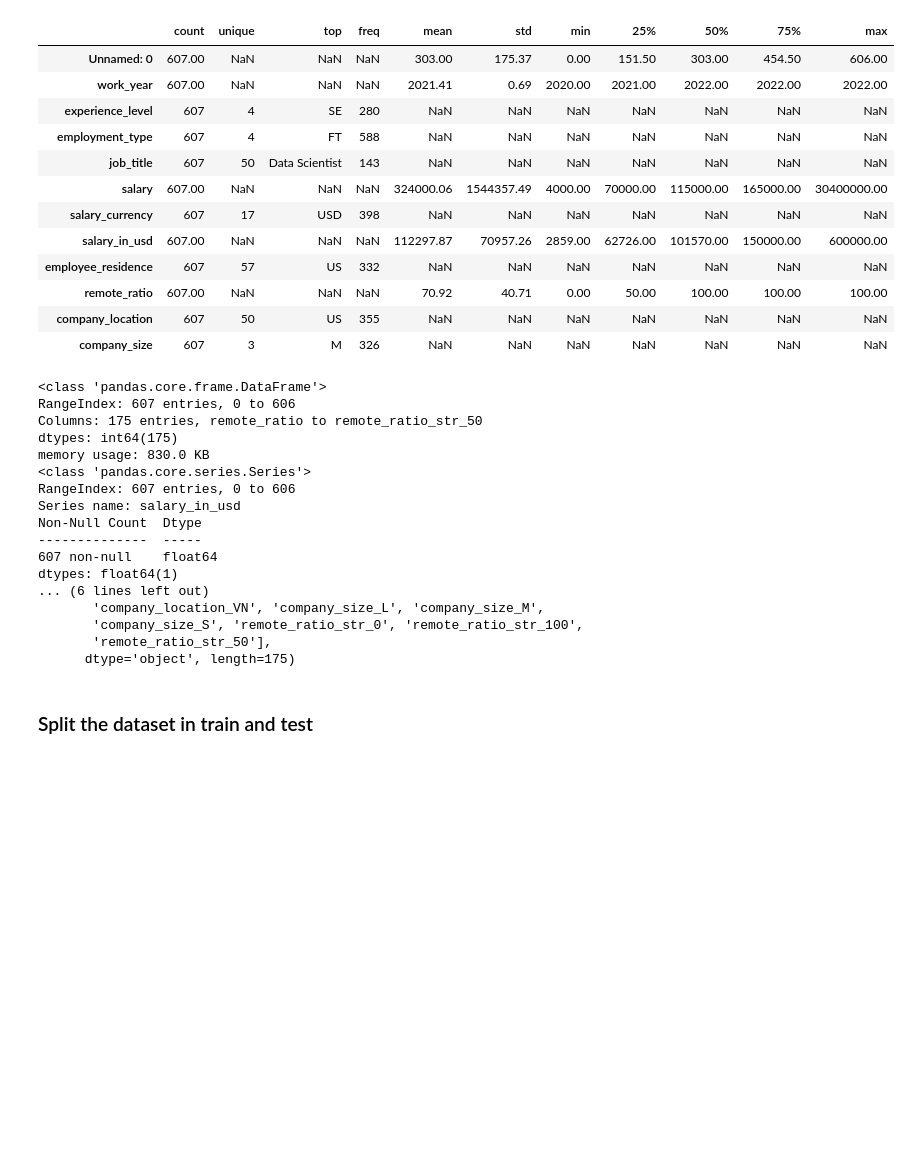
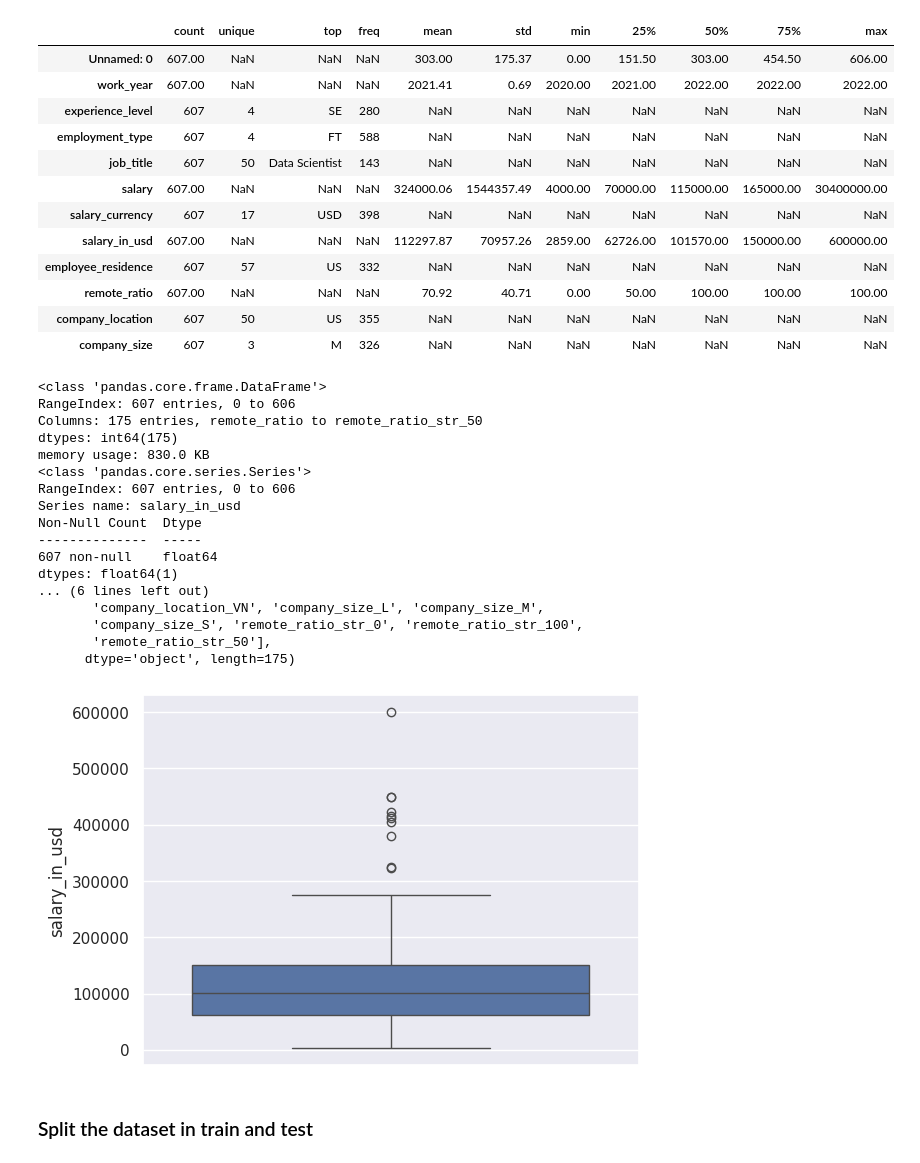
Before and after one commit to Byoskill/amplify-elb-blog, a Jupyter notebook: backend/jupyterPrediction.ipynb, the cells around one changed output. Drawn from its saved outputs; the diff is of its cells as text; code cells hidden in the pictures; blank space fills up the shorter version.

```diff
--- a/backend/jupyterPrediction.ipynb
+++ b/backend/jupyterPrediction.ipynb
@@ -62,10 +47,12 @@ full_dataset.describe(include='all').T
 | company_location | 607 | 50 | US | 355 | NaN | NaN | NaN | NaN | NaN | NaN | NaN |
 | company_size | 607 | 3 | M | 326 | NaN | NaN | NaN | NaN | NaN | NaN | NaN |
 # %%
+
+target_column = 'salary_in_usd'
 
 #def my_preparation(X, Y):
 # Reorder the salary column and remove the salary and currency columns and ID
-ignored_cols =  ['Unnamed: 0', 'salary', 'salary_currency', 'salary_in_usd']
+ignored_cols =  ['Unnamed: 0', 'salary', 'salary_currency']
 X = full_dataset.drop(ignored_cols, axis=1)
 # We convert the work year as a categorical feature
 X['work_year'] = X['work_year'].map(str)
@@ -73,49 +60,47 @@ X['remote_ratio_str'] = X['remote_ratio'].map(str)
 
 data_with_dummies = pd.get_dummies(X, drop_first=False)
 data_preprocessed = data_with_dummies.replace({True:1, False:0})
+
+sns.boxplot(data_preprocessed[target_column])
+
+
+
 X = data_preprocessed
+X = X.drop(['salary_in_usd'], axis=1)
+
 
 # We apply log on the salary feature
-Y =  np.log(full_dataset["salary_in_usd"])
+Y =  np.log(full_dataset[target_column])
 X.info()
 Y.info()
 inputs = X
 targets = Y
 feature_cols = X.columns
 
 print("Features num=", len(feature_cols), feature_cols)
+# Export CSV
 X.to_csv('train.csv', index=False)
 
-def old_prep():
-    cols = ['Unnamed: 0', 'salary', 'salary_currency', 'employee_residence']
-    data_cleaned = full_dataset.drop(cols, axis=1)
-    data_cleaned['work_year'] = data_cleaned['work_year'].map(str)
-
-    data_with_dummies = pd.get_dummies(data_cleaned, drop_first=True)
-    data_preprocessed = data_with_dummies.replace({True:1, False:0})
-
-    targets = np.log(data_preprocessed['salary_in_usd'])
-    inputs = data_preprocessed.drop('salary_in_usd', axis=1)
-
 X_train, X_test, y_train, y_test = train_test_split(inputs, targets, test_size=0.1, random_state=42)
 # %% [output]
 <class 'pandas.core.frame.DataFrame'>
 RangeIndex: 607 entries, 0 to 606
 Columns: 175 entries, remote_ratio to remote_ratio_str_50
 dtypes: int64(175)
 memory usage: 830.0 KB
 <class 'pandas.core.series.Series'>
 RangeIndex: 607 entries, 0 to 606
 Series name: salary_in_usd
 Non-Null Count  Dtype
 --------------  -----
 607 non-null    float64
 dtypes: float64(1)
 ... (6 lines left out)
        'company_location_VN', 'company_size_L', 'company_size_M',
        'company_size_S', 'remote_ratio_str_0', 'remote_ratio_str_100',
        'remote_ratio_str_50'],
       dtype='object', length=175)
+[figure, added]
 # %% [markdown]
 ### Split the dataset in train and test
 # %%
```
Also changed, not shown: parts of 5 cells of this notebook, 1 other file.
